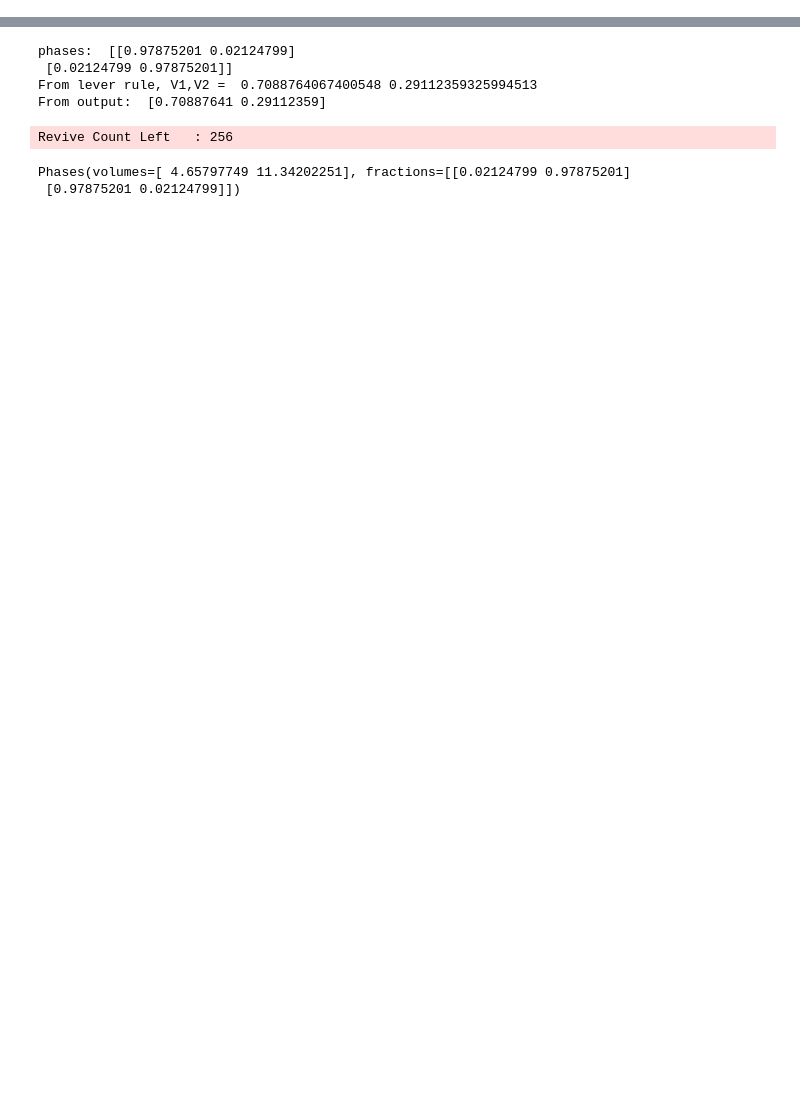
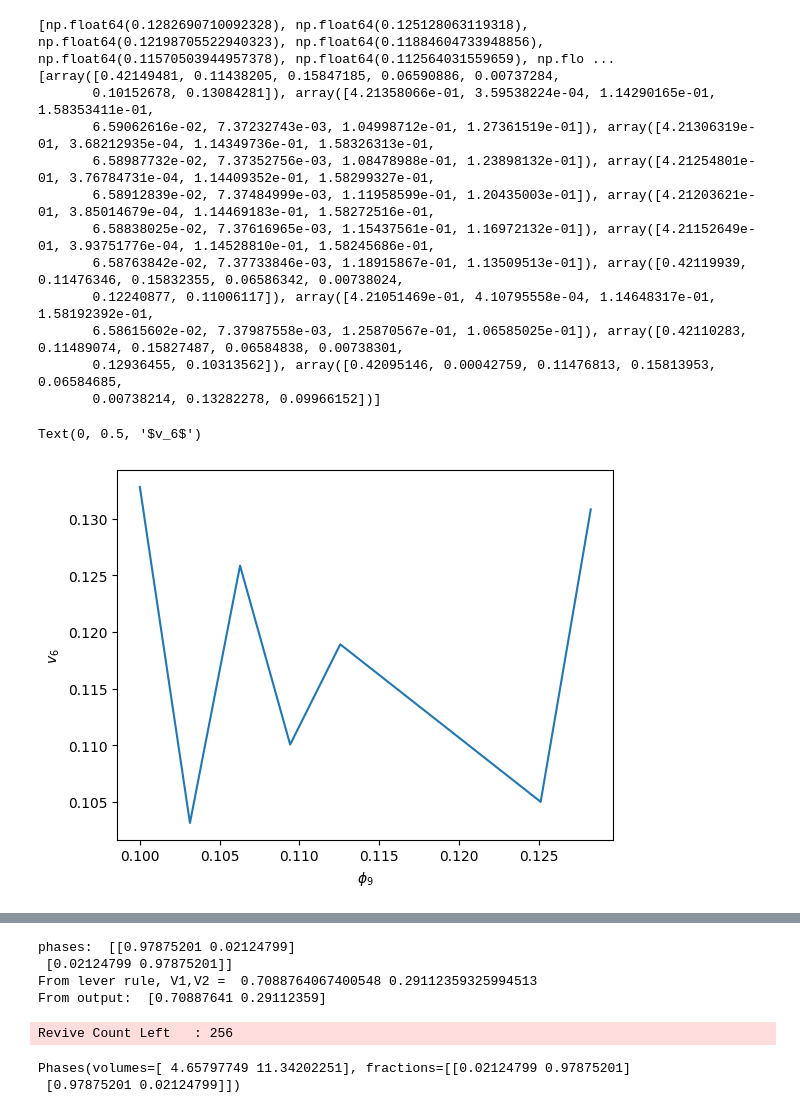
Before and after one commit to shabeeb-ameen/flory_compute, a Jupyter notebook: test.ipynb, the cells around one changed output, grey strips where cells are left out. Saved outputs shown, nothing was run; the diff lists cells and outputs as text; code cells hidden in the pictures; blank space fills up the shorter version.

```diff
--- a/test.ipynb
+++ b/test.ipynb
@@ -2,0 +70,30 @@ import flory
+# %%
+print(p_input)
+print(volumes)
+v_out = []
+component_ID = 6
+# for mat in phase_fractions:
+#     p_out.append(mat[1,1])
+
+for vector in volumes:
+    v_out.append(vector[component_ID])
+import matplotlib.pyplot as plt
+
+plt.plot(p_input,v_out)
+plt.xlabel(r'$\phi_{}$'.format(num_comp-1))
+plt.ylabel(r'$v_{}$'.format(component_ID))
+# %% [output]
+[np.float64(0.1282690710092328), np.float64(0.125128063119318), np.float64(0.12198705522940323), np.float64(0.11884604733948856), np.float64(0.11570503944957378), np.float64(0.112564031559659), np.flo ...
+[array([0.42149481, 0.11438205, 0.15847185, 0.06590886, 0.00737284,
+       0.10152678, 0.13084281]), array([4.21358066e-01, 3.59538224e-04, 1.14290165e-01, 1.58353411e-01,
+       6.59062616e-02, 7.37232743e-03, 1.04998712e-01, 1.27361519e-01]), array([4.21306319e-01, 3.68212935e-04, 1.14349736e-01, 1.58326313e-01,
+       6.58987732e-02, 7.37352756e-03, 1.08478988e-01, 1.23898132e-01]), array([4.21254801e-01, 3.76784731e-04, 1.14409352e-01, 1.58299327e-01,
+       6.58912839e-02, 7.37484999e-03, 1.11958599e-01, 1.20435003e-01]), array([4.21203621e-01, 3.85014679e-04, 1.14469183e-01, 1.58272516e-01,
+       6.58838025e-02, 7.37616965e-03, 1.15437561e-01, 1.16972132e-01]), array([4.21152649e-01, 3.93751776e-04, 1.14528810e-01, 1.58245686e-01,
+       6.58763842e-02, 7.37733846e-03, 1.18915867e-01, 1.13509513e-01]), array([0.42119939, 0.11476346, 0.15832355, 0.06586342, 0.00738024,
+       0.12240877, 0.11006117]), array([4.21051469e-01, 4.10795558e-04, 1.14648317e-01, 1.58192392e-01,
+       6.58615602e-02, 7.37987558e-03, 1.25870567e-01, 1.06585025e-01]), array([0.42110283, 0.11489074, 0.15827487, 0.06584838, 0.00738301,
+       0.12936455, 0.10313562]), array([0.42095146, 0.00042759, 0.11476813, 0.15813953, 0.06584685,
+       0.00738214, 0.13282278, 0.09966152])]
+Text(0, 0.5, '$v_6$')
+[figure, added]
```
Also changed, not shown: parts of 6 cells of this notebook, 3 other files.
